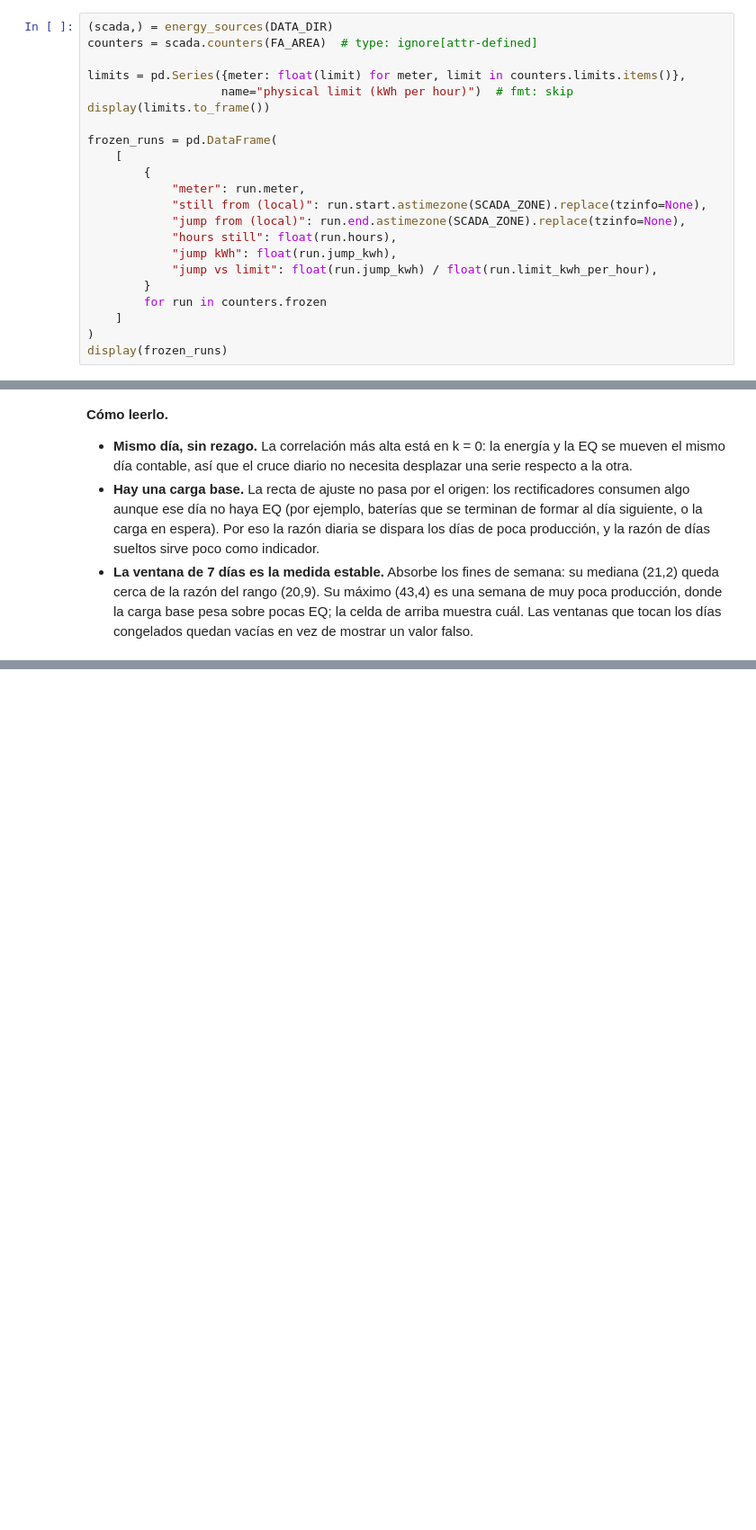
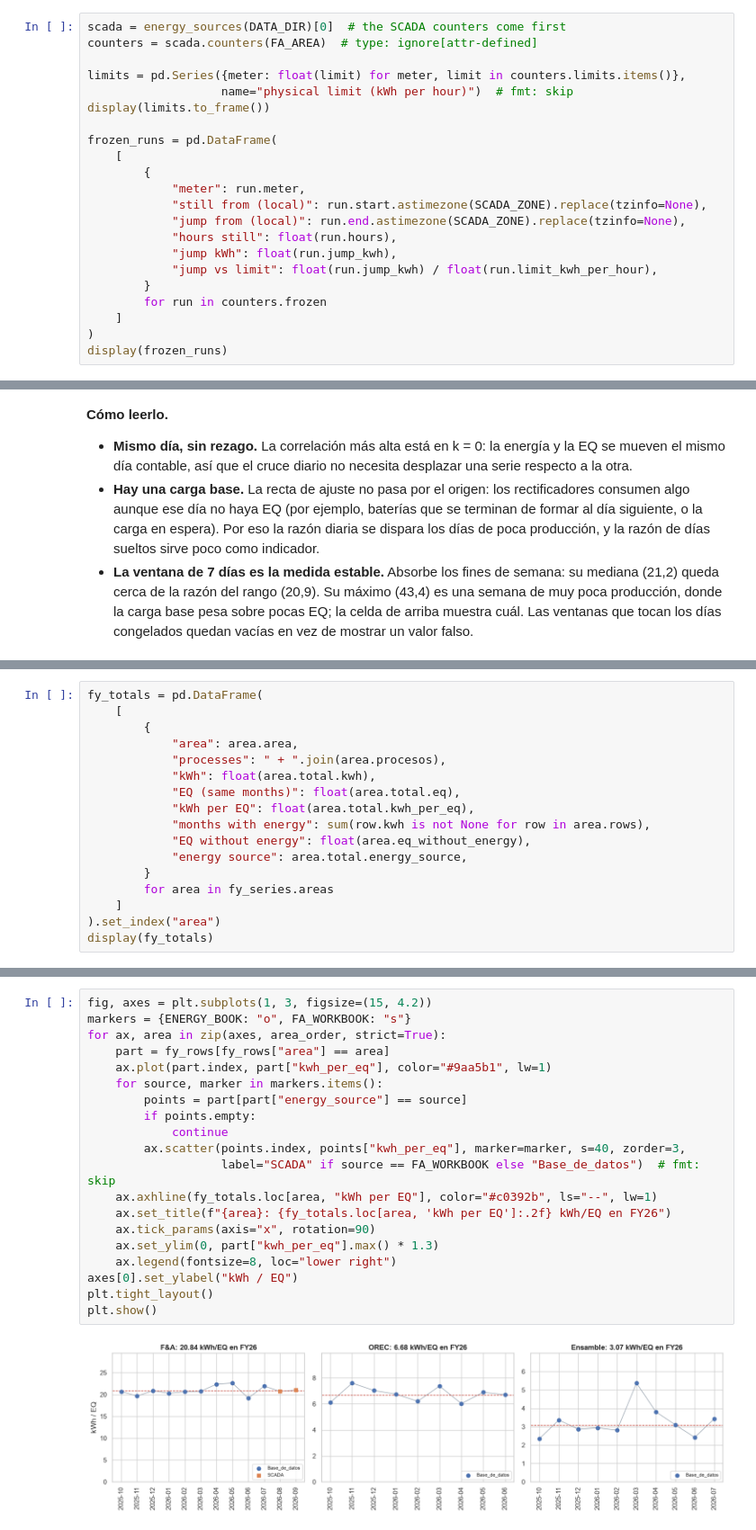
Before and after one commit to juanpablocarrillohortua/clarios_app, a Jupyter notebook: notebooks/eda_cruce_herramienta.ipynb, the cells around one changed output, grey strips where cells are left out. Shown at 90% size. Drawn from its saved outputs; the diff is of its cells as text; blank space fills up the shorter version.

```diff
--- a/notebooks/eda_cruce_herramienta.ipynb
+++ b/notebooks/eda_cruce_herramienta.ipynb
@@ -280,7 +309,7 @@ La herramienta clasifica cada intervalo entre lecturas de cada rectificador como
 (racha quieta), `jump` (el salto que la libera), `reset` (contador que baja) o `unread` (lectura
 vacía). Aquí se mira esa clasificación tal como la entrega, sin recalcularla.
 # %%
-(scada,) = energy_sources(DATA_DIR)
+scada = energy_sources(DATA_DIR)[0]  # the SCADA counters come first
 counters = scada.counters(FA_AREA)  # type: ignore[attr-defined]
 
 limits = pd.Series({meter: float(limit) for meter, limit in counters.limits.items()},
@@ -530,0 +601,17 @@ Highest 7-day ratio: 2026-08-08 to 2026-08-14, 1,221 EQ against a median week of
+# %%
+fy_totals = pd.DataFrame(
+    [
+        {
+            "area": area.area,
+            "processes": " + ".join(area.procesos),
+            "kWh": float(area.total.kwh),
+            "EQ (same months)": float(area.total.eq),
+            "kWh per EQ": float(area.total.kwh_per_eq),
+            "months with energy": sum(row.kwh is not None for row in area.rows),
+            "EQ without energy": float(area.eq_without_energy),
+            "energy source": area.total.energy_source,
+        }
+        for area in fy_series.areas
+    ]
+).set_index("area")
+display(fy_totals)
@@ -530,0 +664,22 @@ Highest 7-day ratio: 2026-08-08 to 2026-08-14, 1,221 EQ against a median week of
+# %%
+fig, axes = plt.subplots(1, 3, figsize=(15, 4.2))
+markers = {ENERGY_BOOK: "o", FA_WORKBOOK: "s"}
+for ax, area in zip(axes, area_order, strict=True):
+    part = fy_rows[fy_rows["area"] == area]
+    ax.plot(part.index, part["kwh_per_eq"], color="#9aa5b1", lw=1)
+    for source, marker in markers.items():
+        points = part[part["energy_source"] == source]
+        if points.empty:
+            continue
+        ax.scatter(points.index, points["kwh_per_eq"], marker=marker, s=40, zorder=3,
+                   label="SCADA" if source == FA_WORKBOOK else "Base_de_datos")  # fmt: skip
+    ax.axhline(fy_totals.loc[area, "kWh per EQ"], color="#c0392b", ls="--", lw=1)
+    ax.set_title(f"{area}: {fy_totals.loc[area, 'kWh per EQ']:.2f} kWh/EQ en FY26")
+    ax.tick_params(axis="x", rotation=90)
+    ax.set_ylim(0, part["kwh_per_eq"].max() * 1.3)
+    ax.legend(fontsize=8, loc="lower right")
+axes[0].set_ylabel("kWh / EQ")
+plt.tight_layout()
+plt.show()
+# %% [output]
+[figure, added]
```
Also changed, not shown: parts of 23 cells of this notebook.
